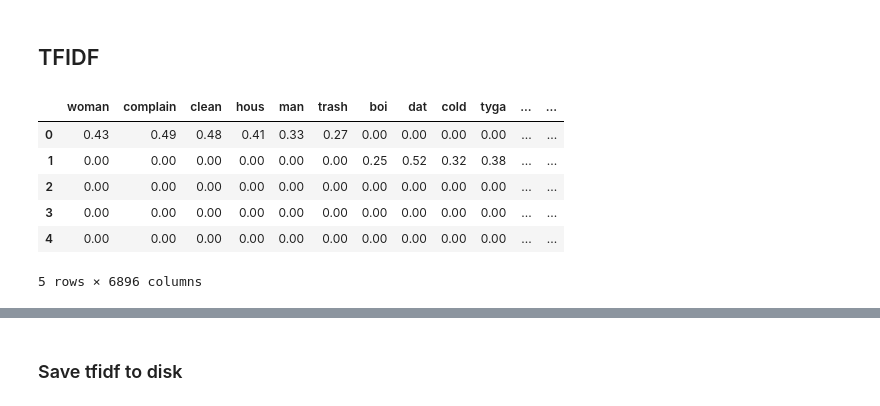
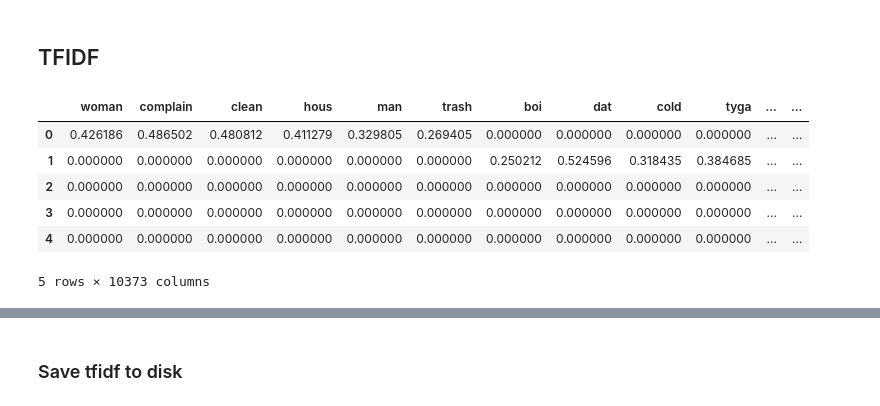
Before and after one commit to jeffnb/springboard-capstone, a Jupyter notebook: Capstone - Features.ipynb, the cells around one changed output, grey strips where cells are left out. Cells and saved outputs as stored; diff of their text form; code cells hidden in the pictures.

```diff
--- a/Capstone - Features.ipynb
+++ b/Capstone - Features.ipynb
@@ -11,4 +11,4 @@ import matplotlib.pyplot as plt
 
 %matplotlib inline
 # %%
-DATA_DIRECTORY = 'datasets/'
+DATA_DIRECTORY = 'datasets'
@@ -17,7 +33,7 @@ DATA_DIRECTORY = 'datasets/'
 # %% [markdown]
 ### Load vocabulary
 # %%
-VOCAB_DUMP = "vocab.p"
+VOCAB_DUMP = f"vocab{vocab_sizes[VOCAB_SIZE]}.p"
 # %%
 vocab = pickle.load(open(os.path.join(DATA_DIRECTORY, VOCAB_DUMP), "rb"))
 # %% [markdown]
@@ -143,16 +164,16 @@ tv_matrix = tv.fit_transform(corpus)
 tv_matrix = tv_matrix.toarray()
 # %%
 vocab = tv.get_feature_names()
-tfidf_df = pd.DataFrame(np.round(tv_matrix, 2), columns=vocab)
+tfidf_df = pd.DataFrame(tv_matrix, columns=vocab)
 tfidf_df.head()
 # %% [output]
 |  | woman | complain | clean | hous | man | trash | boi | dat | cold | tyga | ... | ... |
-| 0 | 0.43 | 0.49 | 0.48 | 0.41 | 0.33 | 0.27 | 0.00 | 0.00 | 0.00 | 0.00 | ... | ... |
-| 1 | 0.00 | 0.00 | 0.00 | 0.00 | 0.00 | 0.00 | 0.25 | 0.52 | 0.32 | 0.38 | ... | ... |
-| 2 | 0.00 | 0.00 | 0.00 | 0.00 | 0.00 | 0.00 | 0.00 | 0.00 | 0.00 | 0.00 | ... | ... |
-| 3 | 0.00 | 0.00 | 0.00 | 0.00 | 0.00 | 0.00 | 0.00 | 0.00 | 0.00 | 0.00 | ... | ... |
-| 4 | 0.00 | 0.00 | 0.00 | 0.00 | 0.00 | 0.00 | 0.00 | 0.00 | 0.00 | 0.00 | ... | ... |
+| 0 | 0.426186 | 0.486502 | 0.480812 | 0.411279 | 0.329805 | 0.269405 | 0.000000 | 0.000000 | 0.000000 | 0.000000 | ... | ... |
+| 1 | 0.000000 | 0.000000 | 0.000000 | 0.000000 | 0.000000 | 0.000000 | 0.250212 | 0.524596 | 0.318435 | 0.384685 | ... | ... |
+| 2 | 0.000000 | 0.000000 | 0.000000 | 0.000000 | 0.000000 | 0.000000 | 0.000000 | 0.000000 | 0.000000 | 0.000000 | ... | ... |
+| 3 | 0.000000 | 0.000000 | 0.000000 | 0.000000 | 0.000000 | 0.000000 | 0.000000 | 0.000000 | 0.000000 | 0.000000 | ... | ... |
+| 4 | 0.000000 | 0.000000 | 0.000000 | 0.000000 | 0.000000 | 0.000000 | 0.000000 | 0.000000 | 0.000000 | 0.000000 | ... | ... |
-5 rows × 6896 columns
+5 rows × 10373 columns
 # %%
 # kill the unknown column from the vocab
 tfidf_df = tfidf_df.drop("<UNK>", axis=1)
```
Also changed, not shown: parts of 36 cells of this notebook, 6 other files.
